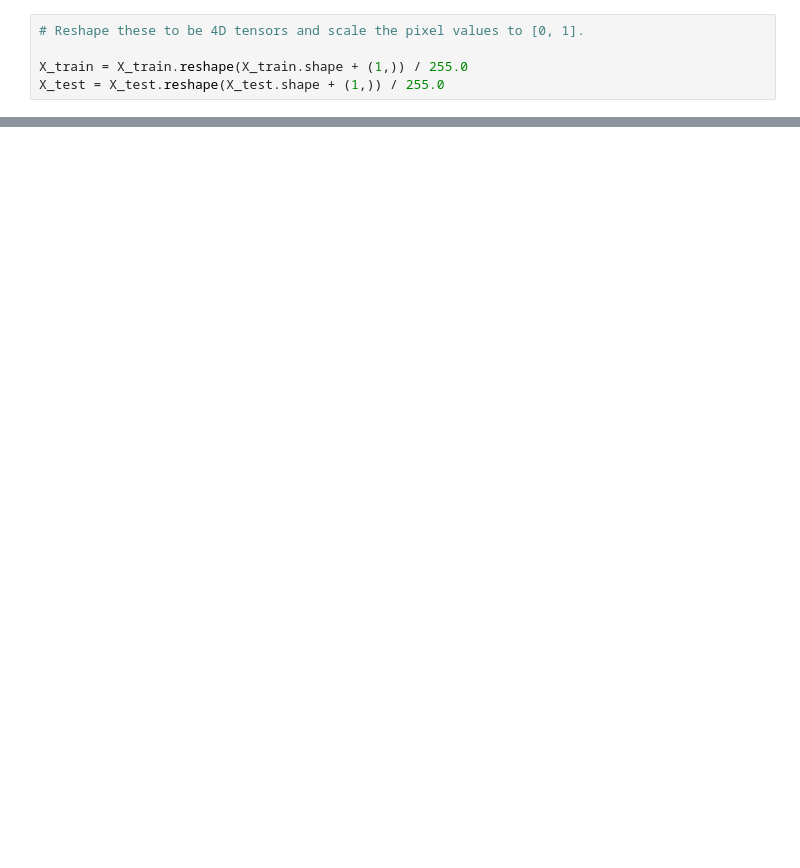
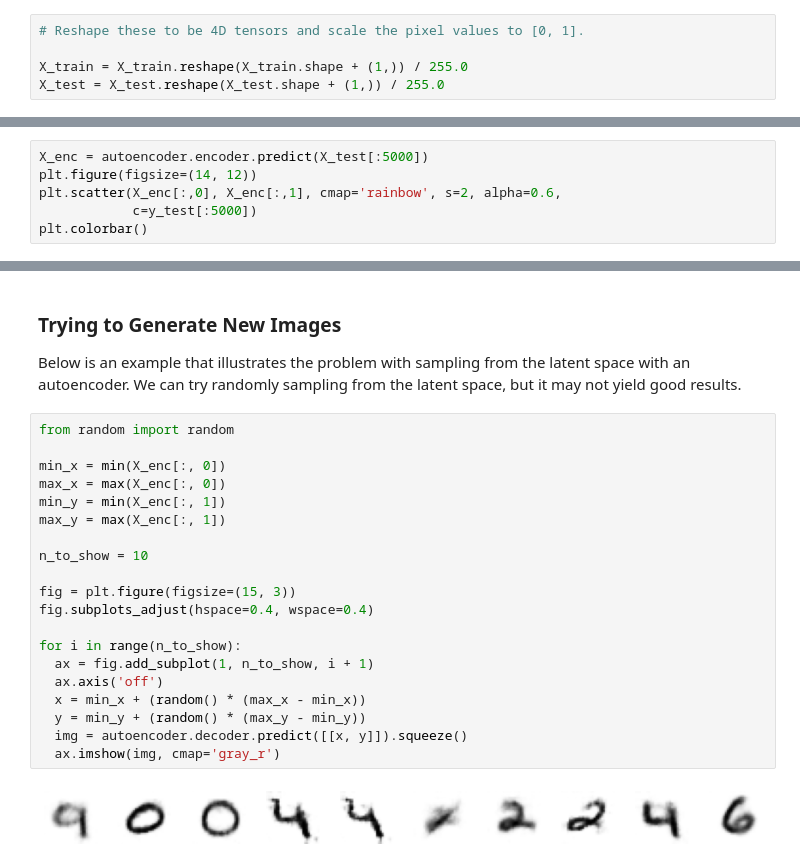
Before and after one commit to DCtheTall/generative-deep-learning, a Jupyter notebook: 3-variational-autoencoders/Autoencoders.ipynb, the cells around one changed output, grey strips where cells are left out. Drawn from its saved outputs; the diff is of its cells as text; blank space fills up the shorter version.

```diff
--- a/3-variational-autoencoders/Autoencoders.ipynb
+++ b/3-variational-autoencoders/Autoencoders.ipynb
@@ -119,0 +183,6 @@ TODO
+# %%
+X_enc = autoencoder.encoder.predict(X_test[:5000])
+plt.figure(figsize=(14, 12))
+plt.scatter(X_enc[:,0], X_enc[:,1], cmap='rainbow', s=2, alpha=0.6,
+            c=y_test[:5000])
+plt.colorbar()
@@ -119,0 +192,26 @@ TODO
+# %% [markdown]
+### Trying to Generate New Images
+
+Below is an example that illustrates the problem with sampling from the latent space with an autoencoder. We can try randomly sampling from the latent space, but it may not yield good results.
+# %%
+from random import random
+
+min_x = min(X_enc[:, 0])
+max_x = max(X_enc[:, 0])
+min_y = min(X_enc[:, 1])
+max_y = max(X_enc[:, 1])
+
+n_to_show = 10
+
+fig = plt.figure(figsize=(15, 3))
+fig.subplots_adjust(hspace=0.4, wspace=0.4)
+
+for i in range(n_to_show):
+  ax = fig.add_subplot(1, n_to_show, i + 1)
+  ax.axis('off')
+  x = min_x + (random() * (max_x - min_x))
+  y = min_y + (random() * (max_y - min_y))
+  img = autoencoder.decoder.predict([[x, y]]).squeeze()
+  ax.imshow(img, cmap='gray_r')
+# %% [output]
+[figure, added]
```
Also changed, not shown: parts of 15 cells of this notebook.
